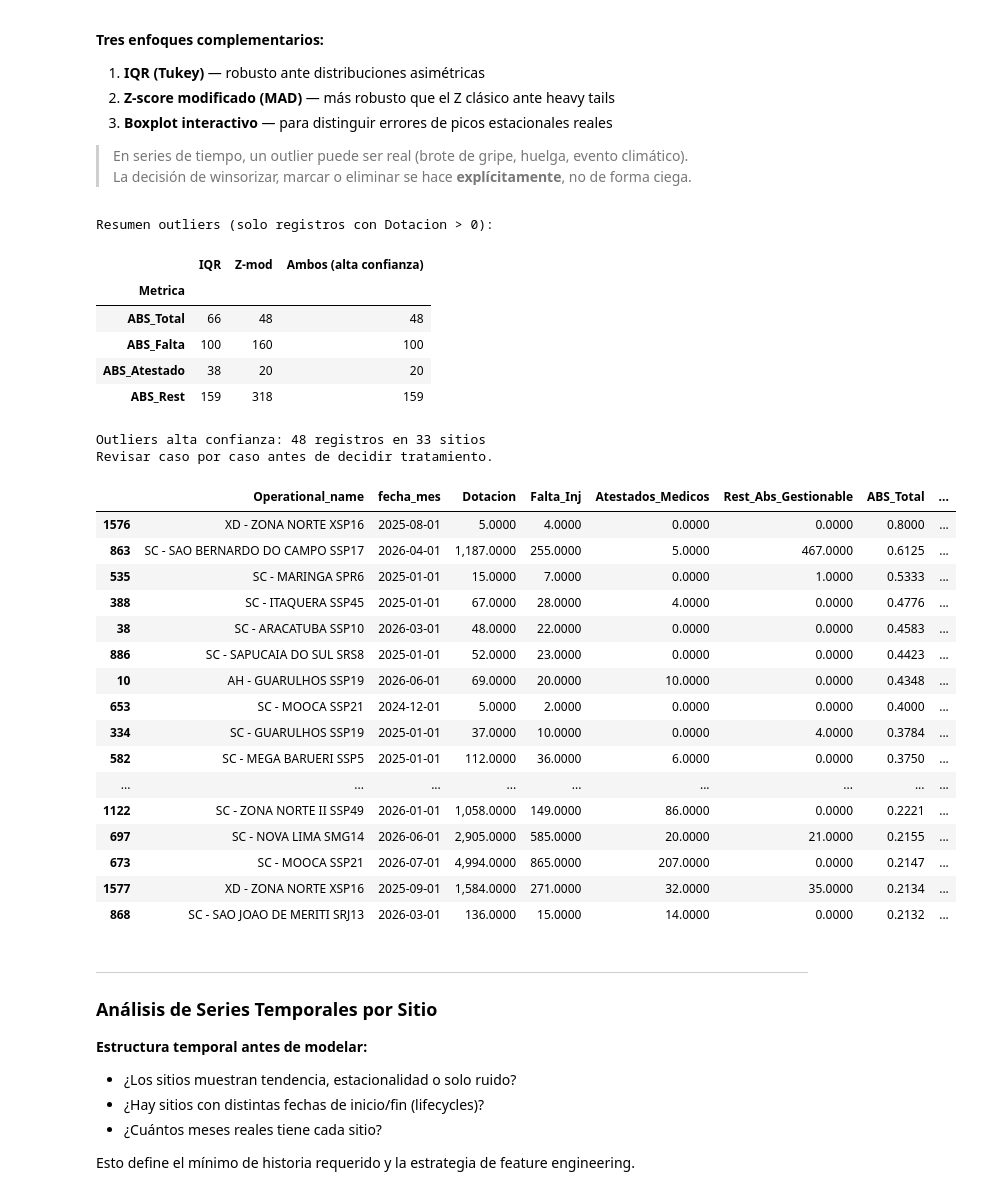
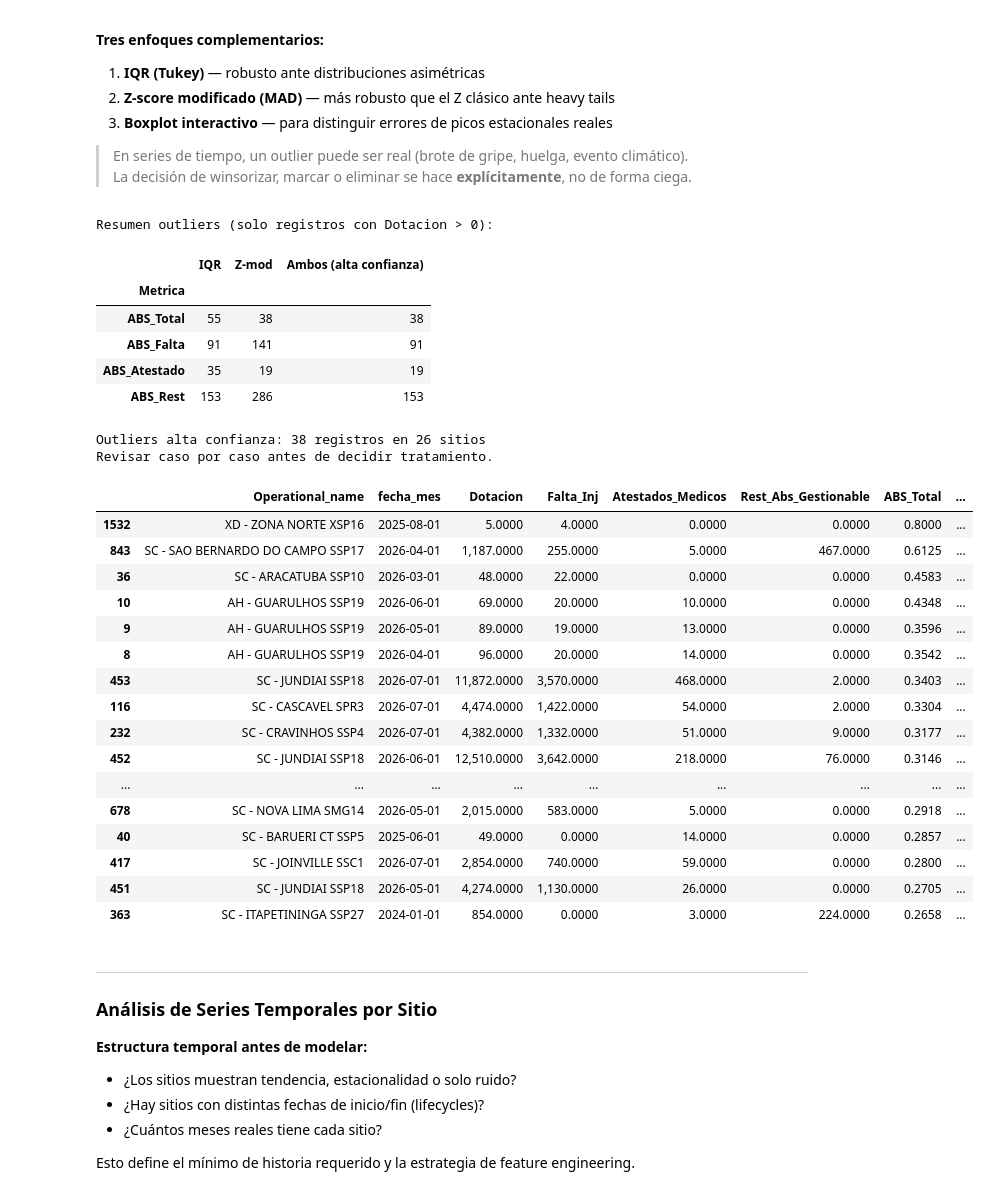
Before and after one commit to sergibarra-MP/Forecast_TTE, a Jupyter notebook: Forecast_TTE_v0/notebooks/Forecast_TTE_test.ipynb, the cells around one changed output. Drawn from its saved outputs; the diff is of its cells as text; code cells hidden in the pictures.

```diff
--- a/Forecast_TTE_v0/notebooks/Forecast_TTE_test.ipynb
+++ b/Forecast_TTE_v0/notebooks/Forecast_TTE_test.ipynb
@@ -1936,35 +1888,49 @@ Pivoteamos a nivel sitio × mes y analizamos las distribuciones de las métricas
 
 Entender la distribución es clave para elegir el modelo correcto y el tratamiento de outliers.
 # %%
-# Pivot al nivel del modelo (sitio x mes, MELI+EXTERNO combinados)
+# FIX 2026-08-14: SITE y Tipo_OPS eliminados del index del pivot.
+# El pivot original incluia SITE y Tipo_OPS en el index, generando una fila
+# por cada combinacion (ej: MELI y EXTERNO por separado para el mismo sitio+mes).
+# Esto causaba pares duplicados (Operational_name, fecha_mes) que producian
+# zigzags en los graficos y errores en el calculo de MAPE/MAE.
+# El fix agrega directamente al nivel (Operational_name, fecha_mes) sumando
+# conteos brutos antes de calcular las tasas — matematicamente correcto.
+
+# Pivot al nivel (sitio x mes), MELI+EXTERNO realmente combinados
 df_pb = df_abs_raw.groupby(
-    ['Operational_name','SITE','Tipo_OPS','fecha_mes','TIPO_ABS_GESTIONABLE']
-).agg(dot=('Dotacion_programada','sum'), ab=('Ausentismo_gestionable','sum')).reset_index()
+    ['Operational_name', 'fecha_mes', 'TIPO_ABS_GESTIONABLE']
+).agg(dot=('Dotacion_programada', 'sum'), ab=('Ausentismo_gestionable', 'sum')).reset_index()
 
-df_pb['v'] = np.where(df_pb['TIPO_ABS_GESTIONABLE']=='a.Dotacion', df_pb['dot'], df_pb['ab'])
+df_pb['v'] = np.where(df_pb['TIPO_ABS_GESTIONABLE'] == 'a.Dotacion', df_pb['dot'], df_pb['ab'])
 
 df_pivot = df_pb.pivot_table(
-    index=['Operational_name','SITE','Tipo_OPS','fecha_mes'],
+    index=['Operational_name', 'fecha_mes'],
     columns='TIPO_ABS_GESTIONABLE', values='v', aggfunc='sum'
 ).reset_index()
 df_pivot.columns.name = None
 df_pivot = df_pivot.rename(columns={
-    'a.Dotacion':'Dotacion','b.Falta_Inj':'Falta_Inj',
-    'c.Atestados_Medicos':'Atestados_Medicos','d.rest_abs_gestionable':'Rest_Abs_Gestionable'
+    'a.Dotacion': 'Dotacion', 'b.Falta_Inj': 'Falta_Inj',
+    'c.Atestados_Medicos': 'Atestados_Medicos', 'd.rest_abs_gestionable': 'Rest_Abs_Gestionable'
 })
-for c in ['Dotacion','Falta_Inj','Atestados_Medicos','Rest_Abs_Gestionable']:
+for c in ['Dotacion', 'Falta_Inj', 'Atestados_Medicos', 'Rest_Abs_Gestionable']:
     if c not in df_pivot.columns:
         df_pivot[c] = 0.0
     df_pivot[c] = df_pivot[c].fillna(0)
 
 df_pivot['Ausencia_Total'] = df_pivot['Falta_Inj'] + df_pivot['Atestados_Medicos'] + df_pivot['Rest_Abs_Gestionable']
 m = df_pivot['Dotacion'] > 0
-df_pivot['ABS_Total']    = np.where(m, df_pivot['Ausencia_Total']/df_pivot['Dotacion'], np.nan)
-df_pivot['ABS_Falta']    = np.where(m, df_pivot['Falta_Inj']/df_pivot['Dotacion'], np.nan)
-df_pivot['ABS_Atestado'] = np.where(m, df_pivot['Atestados_Medicos']/df_pivot['Dotacion'], np.nan)
-df_pivot['ABS_Rest']     = np.where(m, df_pivot['Rest_Abs_Gestionable']/df_pivot['Dotacion'], np.nan)
+df_pivot['ABS_Total']    = np.where(m, df_pivot['Ausencia_Total'] / df_pivot['Dotacion'], np.nan)
+df_pivot['ABS_Falta']    = np.where(m, df_pivot['Falta_Inj']       / df_pivot['Dotacion'], np.nan)
+df_pivot['ABS_Atestado'] = np.where(m, df_pivot['Atestados_Medicos'] / df_pivot['Dotacion'], np.nan)
+df_pivot['ABS_Rest']     = np.where(m, df_pivot['Rest_Abs_Gestionable'] / df_pivot['Dotacion'], np.nan)
 
+# Verificar que no queden duplicados
+dups = df_pivot.groupby(['Operational_name', 'fecha_mes']).size()
+n_dups = (dups > 1).sum()
 print(f'df_pivot: {df_pivot.shape}')
 print(f'Sitios: {df_pivot["Operational_name"].nunique()} | Meses: {df_pivot["fecha_mes"].nunique()}')
+print(f'Pares (sitio, mes) duplicados: {n_dups}  <- debe ser 0')
+if n_dups > 0:
+    print(dups[dups > 1].head(10))
 display(df_pivot.describe())
 # %% [output]
@@ -2062,10 +2029,10 @@ display(pd.DataFrame(rows).set_index('Metrica'))
 Resumen outliers (solo registros con Dotacion > 0):
 |  | IQR | Z-mod | Ambos (alta confianza) |
 | Metrica |  |  |  |
-| ABS_Total | 66 | 48 | 48 |
-| ABS_Falta | 100 | 160 | 100 |
-| ABS_Atestado | 38 | 20 | 20 |
-| ABS_Rest | 159 | 318 | 159 |
+| ABS_Total | 55 | 38 | 38 |
+| ABS_Falta | 91 | 141 | 91 |
+| ABS_Atestado | 35 | 19 | 19 |
+| ABS_Rest | 153 | 286 | 153 |
 # %%
 # Boxplot interactivo Top 30 sitios por mediana ABS_Total
 top30 = df_out.groupby('Operational_name')['ABS_Total'].median().sort_values(ascending=False).head(30).index.tolist()
@@ -2081,32 +2048,32 @@ fig.show()
 # %%
 # Tabla de outliers de alta confianza para revisión manual
 cols_s = ['Operational_name','fecha_mes','Dotacion',
            'Falta_Inj','Atestados_Medicos','Rest_Abs_Gestionable',
            'ABS_Total','ABS_Falta','ABS_Atestado','ABS_Rest']
 df_ohc = df_out[df_out['ABS_Total_ob']][[c for c in cols_s if c in df_out]].sort_values('ABS_Total',ascending=False)
 print(f'Outliers alta confianza: {len(df_ohc):,} registros en {df_ohc["Operational_name"].nunique()} sitios')
 print('Revisar caso por caso antes de decidir tratamiento.')
-display(df_ohc)
+display(df_ohc.head(20))
 # %% [output]
-Outliers alta confianza: 48 registros en 33 sitios
+Outliers alta confianza: 38 registros en 26 sitios
 Revisar caso por caso antes de decidir tratamiento.
 |  | Operational_name | fecha_mes | Dotacion | Falta_Inj | Atestados_Medicos | Rest_Abs_Gestionable | ABS_Total | ... |
-| 1576 | XD - ZONA NORTE XSP16 | 2025-08-01 | 5.0000 | 4.0000 | 0.0000 | 0.0000 | 0.8000 | ... |
-| 863 | SC - SAO BERNARDO DO CAMPO SSP17 | 2026-04-01 | 1,187.0000 | 255.0000 | 5.0000 | 467.0000 | 0.6125 | ... |
-| 535 | SC - MARINGA SPR6 | 2025-01-01 | 15.0000 | 7.0000 | 0.0000 | 1.0000 | 0.5333 | ... |
-| 388 | SC - ITAQUERA SSP45 | 2025-01-01 | 67.0000 | 28.0000 | 4.0000 | 0.0000 | 0.4776 | ... |
-| 38 | SC - ARACATUBA SSP10 | 2026-03-01 | 48.0000 | 22.0000 | 0.0000 | 0.0000 | 0.4583 | ... |
-| 886 | SC - SAPUCAIA DO SUL SRS8 | 2025-01-01 | 52.0000 | 23.0000 | 0.0000 | 0.0000 | 0.4423 | ... |
+| 1532 | XD - ZONA NORTE XSP16 | 2025-08-01 | 5.0000 | 4.0000 | 0.0000 | 0.0000 | 0.8000 | ... |
+| 843 | SC - SAO BERNARDO DO CAMPO SSP17 | 2026-04-01 | 1,187.0000 | 255.0000 | 5.0000 | 467.0000 | 0.6125 | ... |
+| 36 | SC - ARACATUBA SSP10 | 2026-03-01 | 48.0000 | 22.0000 | 0.0000 | 0.0000 | 0.4583 | ... |
 | 10 | AH - GUARULHOS SSP19 | 2026-06-01 | 69.0000 | 20.0000 | 10.0000 | 0.0000 | 0.4348 | ... |
-| 653 | SC - MOOCA SSP21 | 2024-12-01 | 5.0000 | 2.0000 | 0.0000 | 0.0000 | 0.4000 | ... |
-| 334 | SC - GUARULHOS SSP19 | 2025-01-01 | 37.0000 | 10.0000 | 0.0000 | 4.0000 | 0.3784 | ... |
-| 582 | SC - MEGA BARUERI SSP5 | 2025-01-01 | 112.0000 | 36.0000 | 6.0000 | 0.0000 | 0.3750 | ... |
+| 9 | AH - GUARULHOS SSP19 | 2026-05-01 | 89.0000 | 19.0000 | 13.0000 | 0.0000 | 0.3596 | ... |
+| 8 | AH - GUARULHOS SSP19 | 2026-04-01 | 96.0000 | 20.0000 | 14.0000 | 0.0000 | 0.3542 | ... |
+| 453 | SC - JUNDIAI SSP18 | 2026-07-01 | 11,872.0000 | 3,570.0000 | 468.0000 | 2.0000 | 0.3403 | ... |
+| 116 | SC - CASCAVEL SPR3 | 2026-07-01 | 4,474.0000 | 1,422.0000 | 54.0000 | 2.0000 | 0.3304 | ... |
+| 232 | SC - CRAVINHOS SSP4 | 2026-07-01 | 4,382.0000 | 1,332.0000 | 51.0000 | 9.0000 | 0.3177 | ... |
+| 452 | SC - JUNDIAI SSP18 | 2026-06-01 | 12,510.0000 | 3,642.0000 | 218.0000 | 76.0000 | 0.3146 | ... |
 | ... | ... | ... | ... | ... | ... | ... | ... | ... |
-| 1122 | SC - ZONA NORTE II SSP49 | 2026-01-01 | 1,058.0000 | 149.0000 | 86.0000 | 0.0000 | 0.2221 | ... |
-| 697 | SC - NOVA LIMA SMG14 | 2026-06-01 | 2,905.0000 | 585.0000 | 20.0000 | 21.0000 | 0.2155 | ... |
-| 673 | SC - MOOCA SSP21 | 2026-07-01 | 4,994.0000 | 865.0000 | 207.0000 | 0.0000 | 0.2147 | ... |
-| 1577 | XD - ZONA NORTE XSP16 | 2025-09-01 | 1,584.0000 | 271.0000 | 32.0000 | 35.0000 | 0.2134 | ... |
-| 868 | SC - SAO JOAO DE MERITI SRJ13 | 2026-03-01 | 136.0000 | 15.0000 | 14.0000 | 0.0000 | 0.2132 | ... |
+| 678 | SC - NOVA LIMA SMG14 | 2026-05-01 | 2,015.0000 | 583.0000 | 5.0000 | 0.0000 | 0.2918 | ... |
+| 40 | SC - BARUERI CT SSP5 | 2025-06-01 | 49.0000 | 0.0000 | 14.0000 | 0.0000 | 0.2857 | ... |
+| 417 | SC - JOINVILLE SSC1 | 2026-07-01 | 2,854.0000 | 740.0000 | 59.0000 | 0.0000 | 0.2800 | ... |
+| 451 | SC - JUNDIAI SSP18 | 2026-05-01 | 4,274.0000 | 1,130.0000 | 26.0000 | 0.0000 | 0.2705 | ... |
+| 363 | SC - ITAPETININGA SSP27 | 2024-01-01 | 854.0000 | 0.0000 | 3.0000 | 224.0000 | 0.2658 | ... |
 # %% [markdown]
 ---
 ###  Análisis de Series Temporales por Sitio
```
Also changed, not shown: parts of 28 cells of this notebook, 1 other file.
